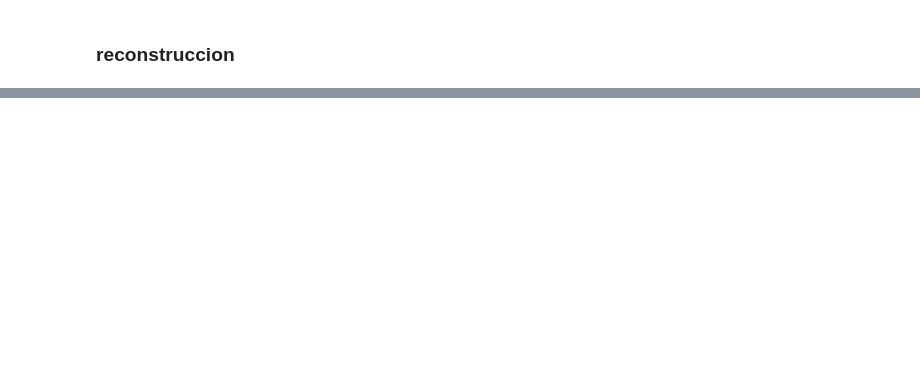
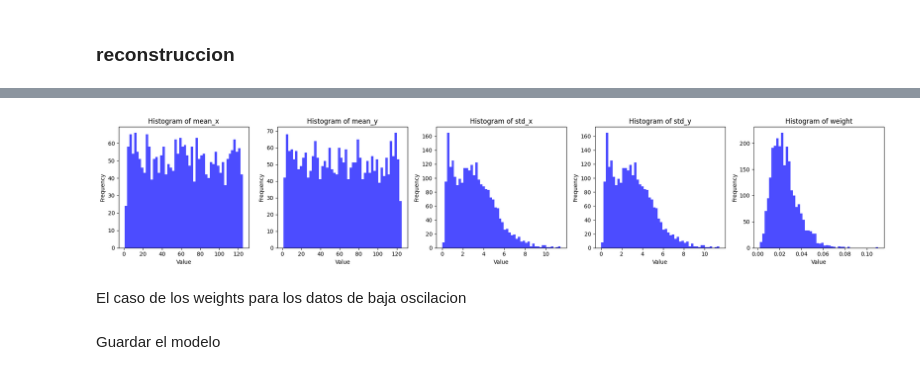
Before and after one commit to fbientrigo/grav_lensing, a Jupyter notebook: 06_pipeline_parametric/ab_parametrize.ipynb, the cells around one changed output, grey strips where cells are left out. Cells and saved outputs as stored; diff of their text form; code cells hidden in the pictures; blank space fills up the shorter version.

```diff
--- a/06_pipeline_parametric/ab_parametrize.ipynb
+++ b/06_pipeline_parametric/ab_parametrize.ipynb
@@ -482,0 +525,6 @@ gp.plot_comparison(y_batch[1,:,:,0],reconstructed_images[1,:,:,0])
+# %%
+gaussians_histogram(predictions_example = real_gaussians)
+# %% [output]
+[figure, added]
+# %% [markdown]
+El caso de los weights para los datos de baja oscilacion
@@ -483,2 +538,4 @@ gp.plot_comparison(y_batch[1,:,:,0],reconstructed_images[1,:,:,0])
+# %% [markdown]
+Guardar el modelo
 # %%
 cnn_model.save('model_0926_b.keras')
```
Also changed, not shown: parts of 12 cells of this notebook, 14 other files.
